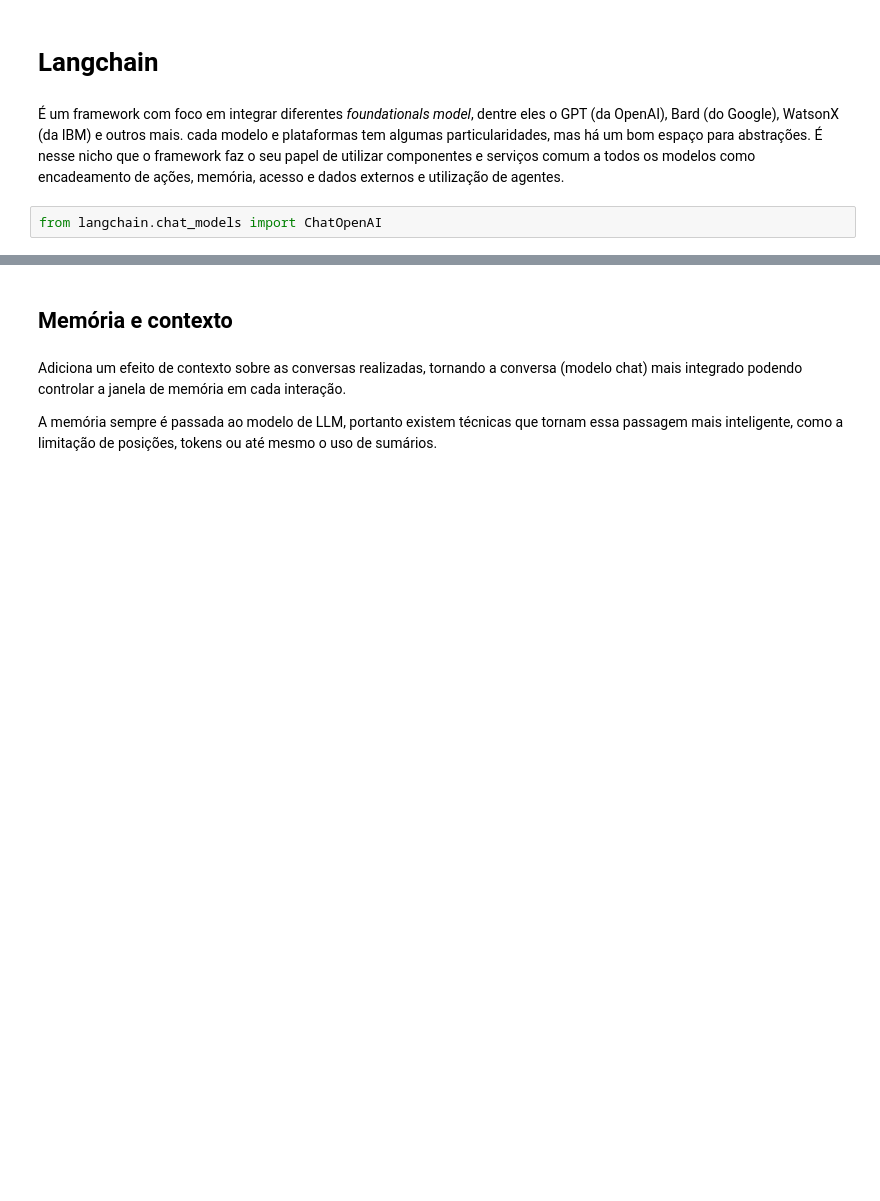
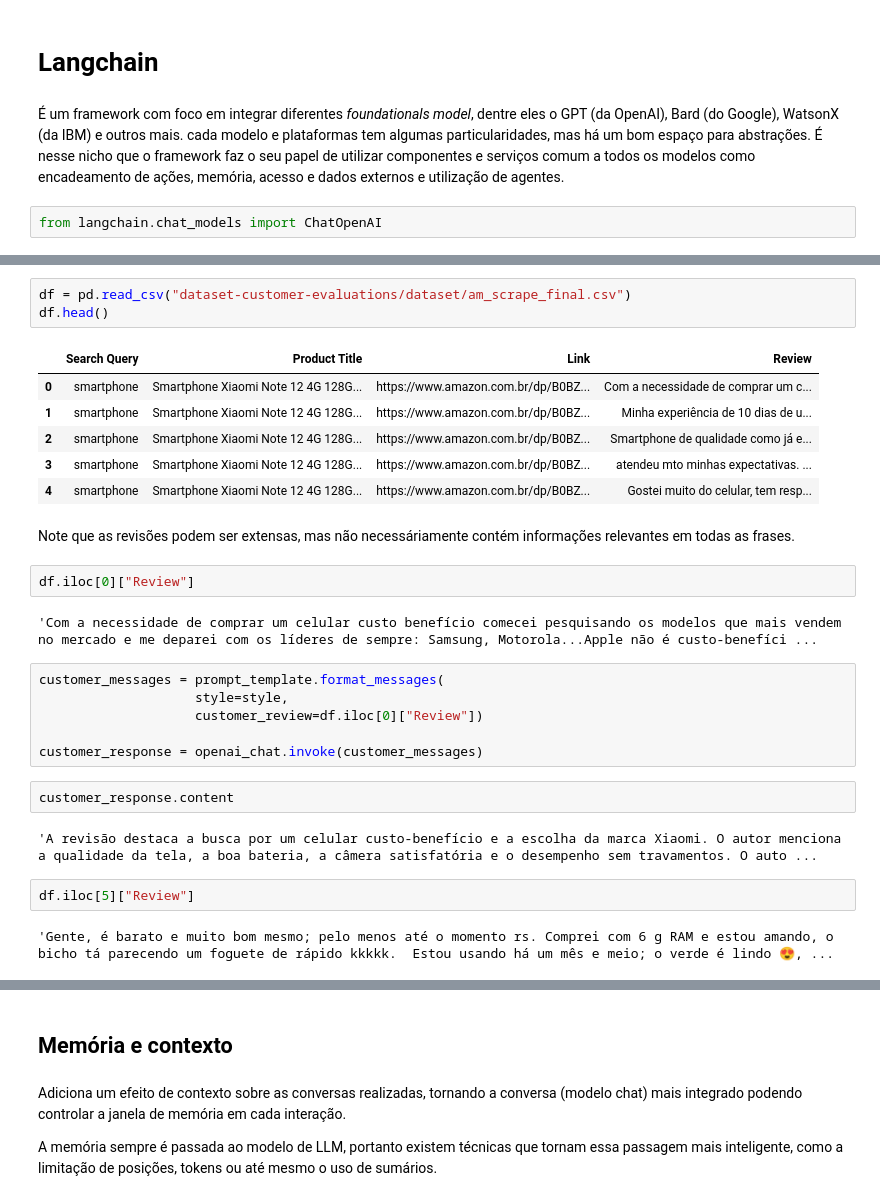
Before and after one commit to michelpf/fiap-ds-cloud-cognitive-environments, a Jupyter notebook: aula-4-plataforma-openai-langchain/aula-4-plataforma-openai-langchain.ipynb, the cells around one changed output, grey strips where cells are left out. Drawn from its saved outputs; the diff is of its cells as text; blank space fills up the shorter version.

```diff
--- a/aula-4-plataforma-openai-langchain/aula-4-plataforma-openai-langchain.ipynb
+++ b/aula-4-plataforma-openai-langchain/aula-4-plataforma-openai-langchain.ipynb
@@ -46,0 +226,30 @@ from langchain.chat_models import ChatOpenAI
+# %%
+df = pd.read_csv("dataset-customer-evaluations/dataset/am_scrape_final.csv")
+df.head()
+# %% [output]
+|  | Search Query | Product Title | Link | Review |
+| 0 | smartphone | Smartphone Xiaomi Note 12 4G 128G... | https://www.amazon.com.br/dp/B0BZ... | Com a necessidade de comprar um c... |
+| 1 | smartphone | Smartphone Xiaomi Note 12 4G 128G... | https://www.amazon.com.br/dp/B0BZ... | Minha experiência de 10 dias de u... |
+| 2 | smartphone | Smartphone Xiaomi Note 12 4G 128G... | https://www.amazon.com.br/dp/B0BZ... | Smartphone de qualidade como já e... |
+| 3 | smartphone | Smartphone Xiaomi Note 12 4G 128G... | https://www.amazon.com.br/dp/B0BZ... | atendeu mto minhas expectativas. ... |
+| 4 | smartphone | Smartphone Xiaomi Note 12 4G 128G... | https://www.amazon.com.br/dp/B0BZ... | Gostei muito do celular, tem resp... |
+# %% [markdown]
+Note que as revisões podem ser extensas, mas não necessáriamente contém informações relevantes em todas as frases.
+# %%
+df.iloc[0]["Review"]
+# %% [output]
+'Com a necessidade de comprar um celular custo benefício comecei pesquisando os modelos que mais vendem no mercado e me deparei com os líderes de sempre: Samsung, Motorola...Apple não é custo-benefíci ...
+# %%
+customer_messages = prompt_template.format_messages(
+                    style=style,
+                    customer_review=df.iloc[0]["Review"])
+
+customer_response = openai_chat.invoke(customer_messages)
+# %%
+customer_response.content
+# %% [output]
+'A revisão destaca a busca por um celular custo-benefício e a escolha da marca Xiaomi. O autor menciona a qualidade da tela, a boa bateria, a câmera satisfatória e o desempenho sem travamentos. O auto ...
+# %%
+df.iloc[5]["Review"]
+# %% [output]
+'Gente, é barato e muito bom mesmo; pelo menos até o momento rs. Comprei com 6 g RAM e estou amando, o bicho tá parecendo um foguete de rápido kkkkk.  Estou usando há um mês e meio; o verde é lindo 😍, ...
```
Also changed, not shown: parts of 127 cells of this notebook, 3 other files.
